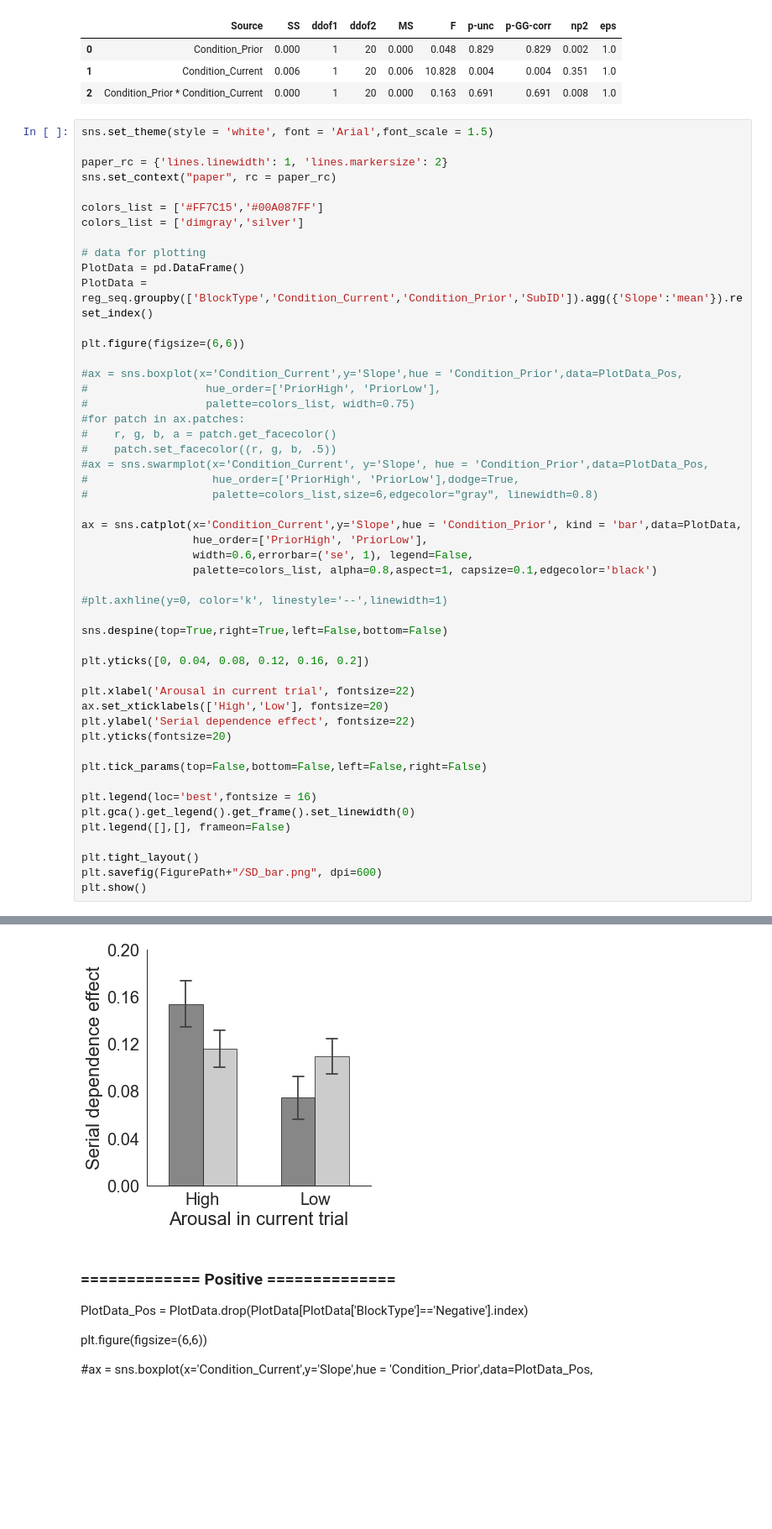
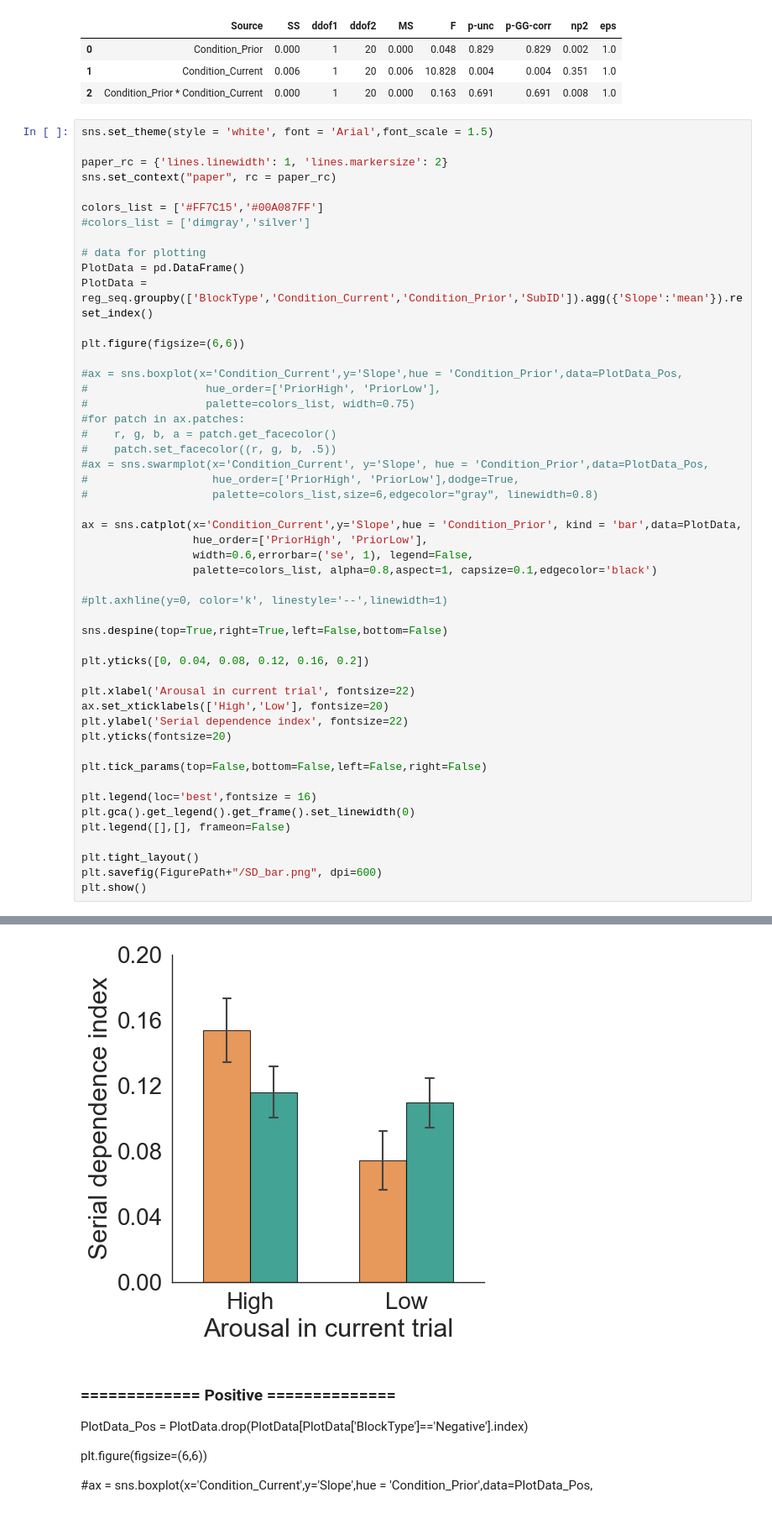
Before and after one commit to msenselab/emotion-and-serial-dependence, a Jupyter notebook: DataAnalysis_TimeEmotion_Dec2023_NCP.ipynb, the cells around one changed output, grey strips where cells are left out. Shown at 84% size. Cells and saved outputs as stored; diff of their text form; blank space fills up the shorter version.

```diff
--- a/DataAnalysis_TimeEmotion_Dec2023_NCP.ipynb
+++ b/DataAnalysis_TimeEmotion_Dec2023_NCP.ipynb
@@ -1605,7 +1603,7 @@ paper_rc = {'lines.linewidth': 1, 'lines.markersize': 2}
 sns.set_context("paper", rc = paper_rc)
 
 colors_list = ['#FF7C15','#00A087FF']
-colors_list = ['dimgray','silver']
+#colors_list = ['dimgray','silver']
 
 # data for plotting
 PlotData = pd.DataFrame()
@@ -1636,7 +1634,7 @@ plt.yticks([0, 0.04, 0.08, 0.12, 0.16, 0.2])
 
 plt.xlabel('Arousal in current trial', fontsize=22)
 ax.set_xticklabels(['High','Low'], fontsize=20)
-plt.ylabel('Serial dependence effect', fontsize=22)
+plt.ylabel('Serial dependence index', fontsize=22)
 plt.yticks(fontsize=20)
 
 plt.tick_params(top=False,bottom=False,left=False,right=False)
@@ -1653,4 +1651,4 @@ plt.show()
-[figure, old version]
+[figure, new version]
 # %% [markdown]
 ### ============= Positive ==============
 PlotData_Pos = PlotData.drop(PlotData[PlotData['BlockType']=='Negative'].index)
```
Also changed, not shown: parts of 12 cells of this notebook.
